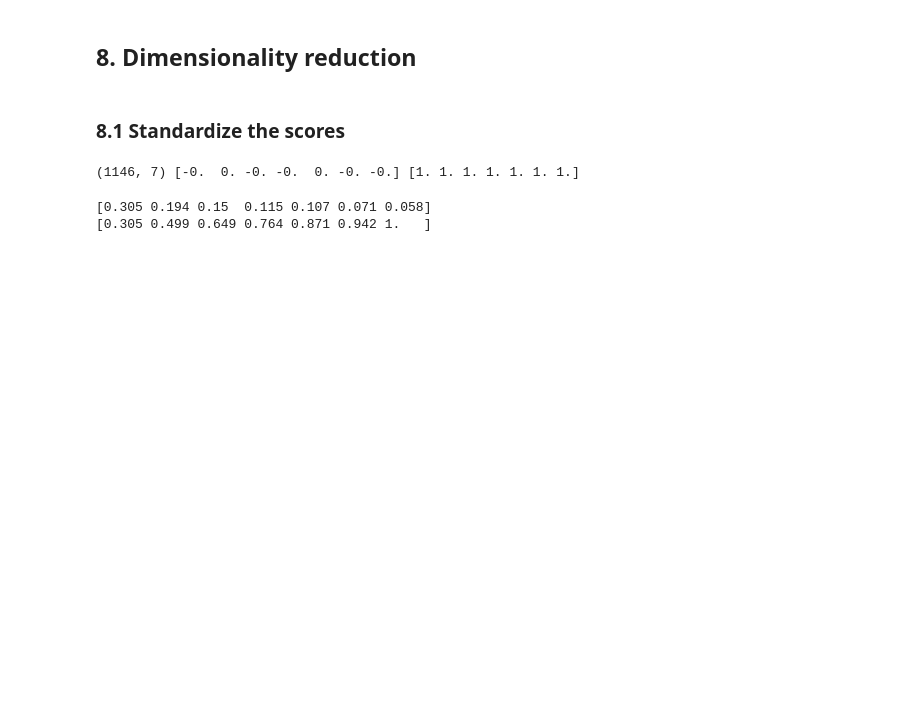
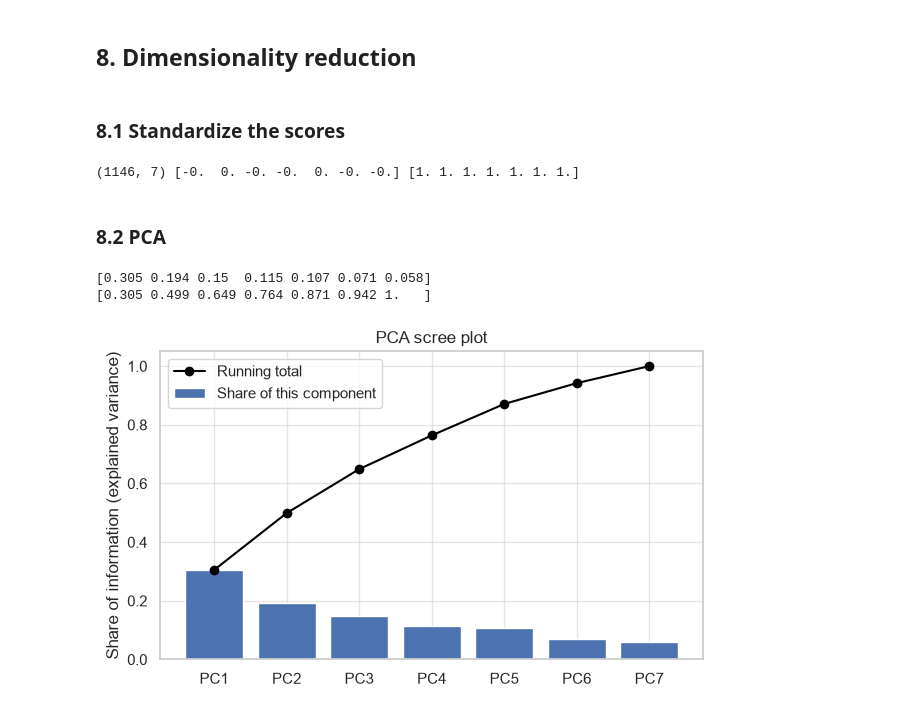
Before and after one commit to fluyid/osmi-mental-health-in-tech, a Jupyter notebook: osmi-clustering/notebooks/01_clustering.ipynb, the cells around one changed output. Cells and saved outputs as stored; diff of their text form; code cells hidden in the pictures; blank space fills up the shorter version.

```diff
--- a/osmi-clustering/notebooks/01_clustering.ipynb
+++ b/osmi-clustering/notebooks/01_clustering.ipynb
@@ -1002,6 +1002,8 @@ scaled = scaler.fit_transform(clustering_input)
 print(scaled.shape, scaled.mean(axis=0).round(2), scaled.std(axis=0).round(2))
 # %% [output]
 (1146, 7) [-0.  0. -0. -0.  0. -0. -0.] [1. 1. 1. 1. 1. 1. 1.]
+# %% [markdown]
+### 8.2 PCA
 # %%
 pca = PCA()
 pca_scores = pca.fit_transform(scaled)
@@ -1010,3 +1012,18 @@ print(pca.explained_variance_ratio_.cumsum().round(3))
 # %% [output]
 [0.305 0.194 0.15  0.115 0.107 0.071 0.058]
 [0.305 0.499 0.649 0.764 0.871 0.942 1.   ]
+# %%
+ratios = pca.explained_variance_ratio_
+labels = [f"PC{i}" for i in range(1, len(ratios) + 1)]
+
+plt.figure(figsize=(7, 4))
+plt.bar(labels, ratios, label="Share of this component")
+plt.plot(labels, ratios.cumsum(), marker="o", color="black", label="Running total")
+plt.ylim(0, 1.05)
+plt.ylabel("Share of information (explained variance)")
+plt.title("PCA scree plot")
+plt.legend()
+plt.savefig("../figures/pca_scree.png", dpi=150, bbox_inches="tight")
+plt.show()
+# %% [output]
+[figure, added]
```
Also changed, not shown: 1 other file.
